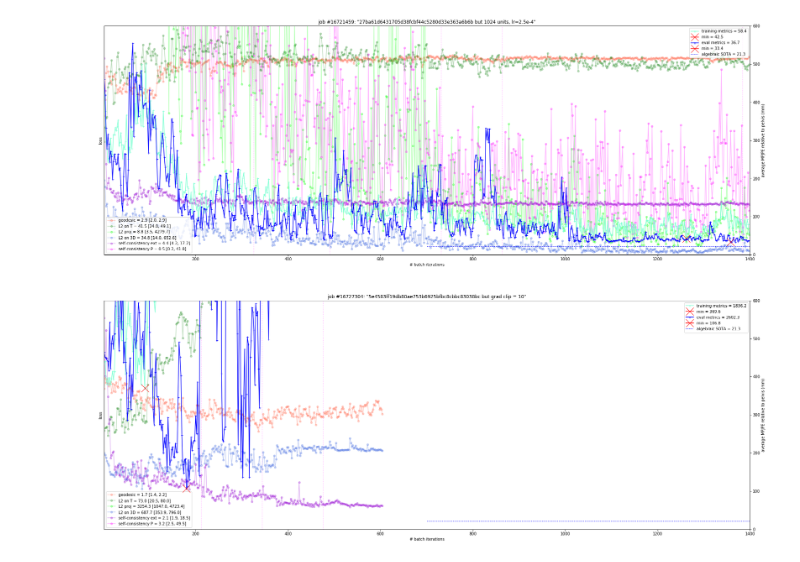
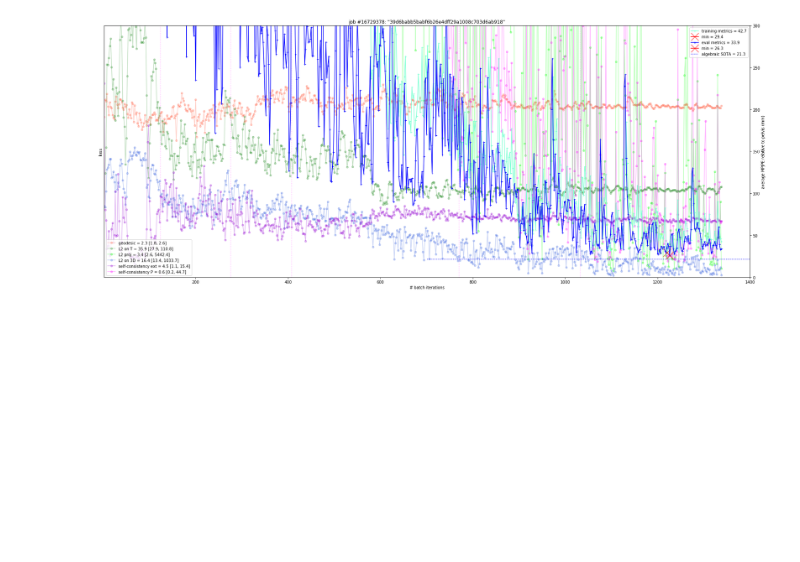
Before and after one commit to karfly/learnable-triangulation-pytorch, a Jupyter notebook: tom.ipynb, the cells around one changed output. Cells and saved outputs as stored; diff of their text form; code cells hidden in the pictures; blank space fills up the shorter version.

```diff
--- a/tom.ipynb
+++ b/tom.ipynb
@@ -56,19 +56,18 @@ def plot_jobs(jobs, titles, training_batch_size=8, metrics_ylim=[0, 1e2], n_max_
 # %%
 jobs = list(zip(*[
     # SOTA superv R|t
     #('16647158', '=16640073, 10% dataset'),
 
     # SOTA superv R|t (pelvis sitting on origin => predict just d)
     #('16700068', '=1ac51aa18715346b37153df517d7e9fb94c23ec6 but with Rod'),  # 16700001 with 6D
 
     # SOTA unsuperv R|t (pelvis sitting on origin)
     #('16712639', '=6db8028fad6b731816d08678900ca14b94f57dab but no KP centering'),  # 16711084
 
     # SOTA unsuperv 3D, R|t (pelvis sitting on origin)
-    ('16721459', '27ba61d6431705d38fcbf44c5280d33e363a6b6b but 1024 units, lr=2.5e-4'),
-    ('16727304', '5e4583ff19db80ae753b6925bfbc8cbbc83038bc but grad clip = 10'),  # WTF val 16725541
+    ('16729378', '39d6babb5babf6b26e4dff29a1008c703d6ab918'),  # 16721459
 ]))
 
-plot_jobs(jobs[0], jobs[1], metrics_ylim=[0, 6e2], n_max_epochs=7e2)
+plot_jobs(jobs[0], jobs[1], metrics_ylim=[0, 3e2], n_max_epochs=7e2)
 # %% [output]
-[figure, old version]
+[figure, new version]
```
Also changed, not shown: 3 other files.
